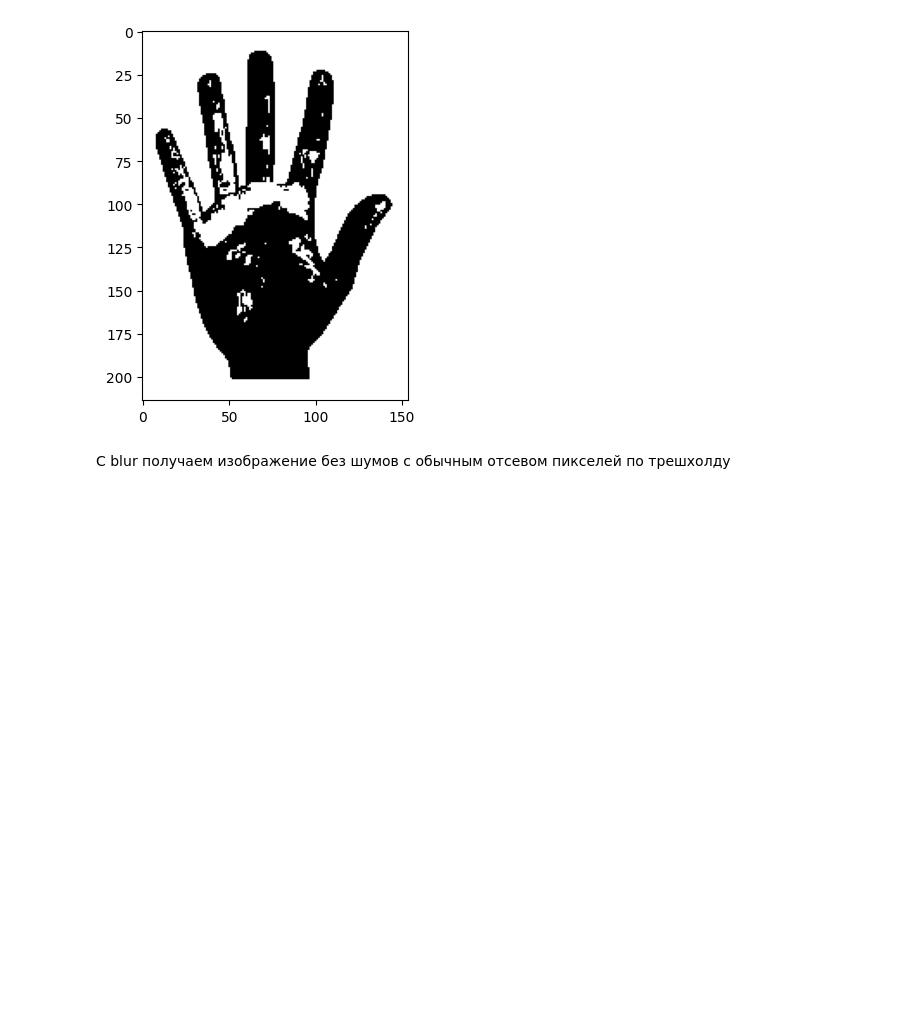
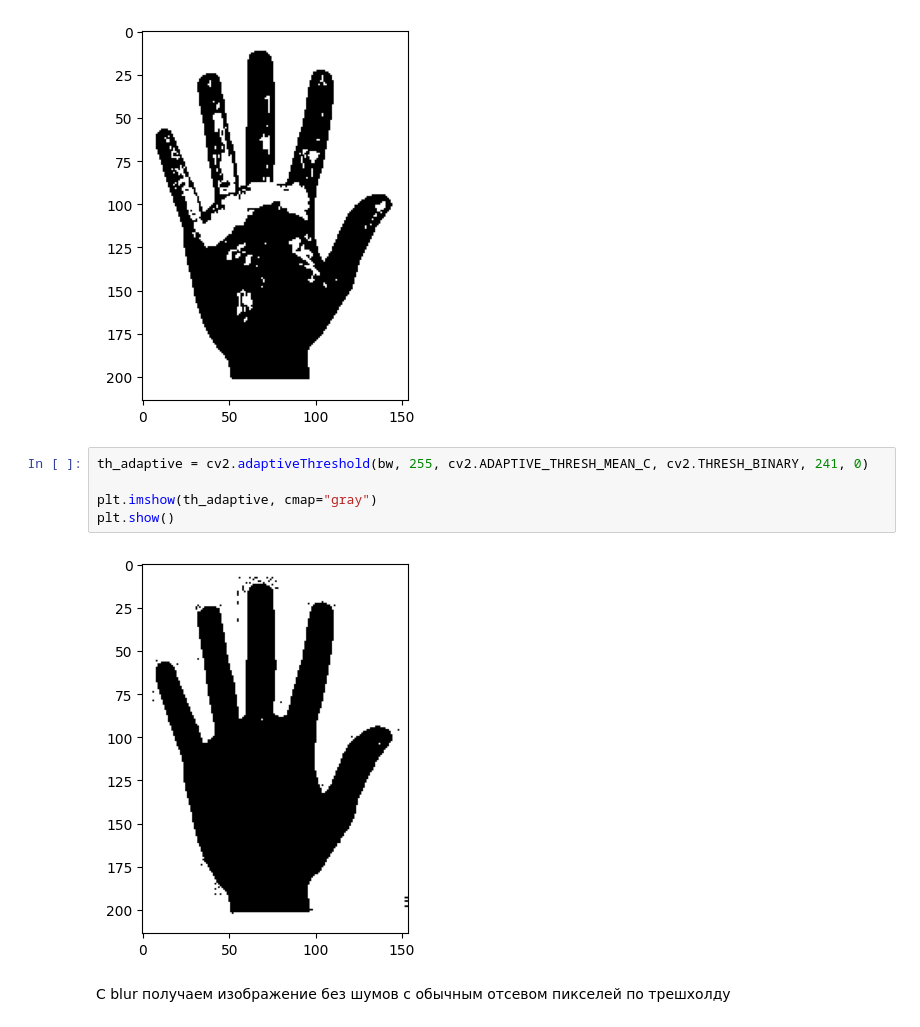
Before and after one commit to LogicZMaksimka/cv_course_2024, a Jupyter notebook: seminars/seminar_06/Seminar_6.ipynb, the cells around one changed output. Cells and saved outputs as stored; diff of their text form; blank space fills up the shorter version.

Commit message:
add adaptive thresholding

```diff
--- a/seminars/seminar_06/Seminar_6.ipynb
+++ b/seminars/seminar_06/Seminar_6.ipynb
@@ -223,6 +223,13 @@ plt.imshow(bw_with_large_white_regions, cmap="gray")
 plt.show()
 # %% [output]
 [figure]
+# %%
+th_adaptive = cv2.adaptiveThreshold(bw, 255, cv2.ADAPTIVE_THRESH_MEAN_C, cv2.THRESH_BINARY, 241, 0)
+
+plt.imshow(th_adaptive, cmap="gray")
+plt.show()
+# %% [output]
+[figure, added]
 # %% [markdown]
 С blur получаем изображение без шумов с обычным отсевом пикселей по трешхолду
 # %%
```
